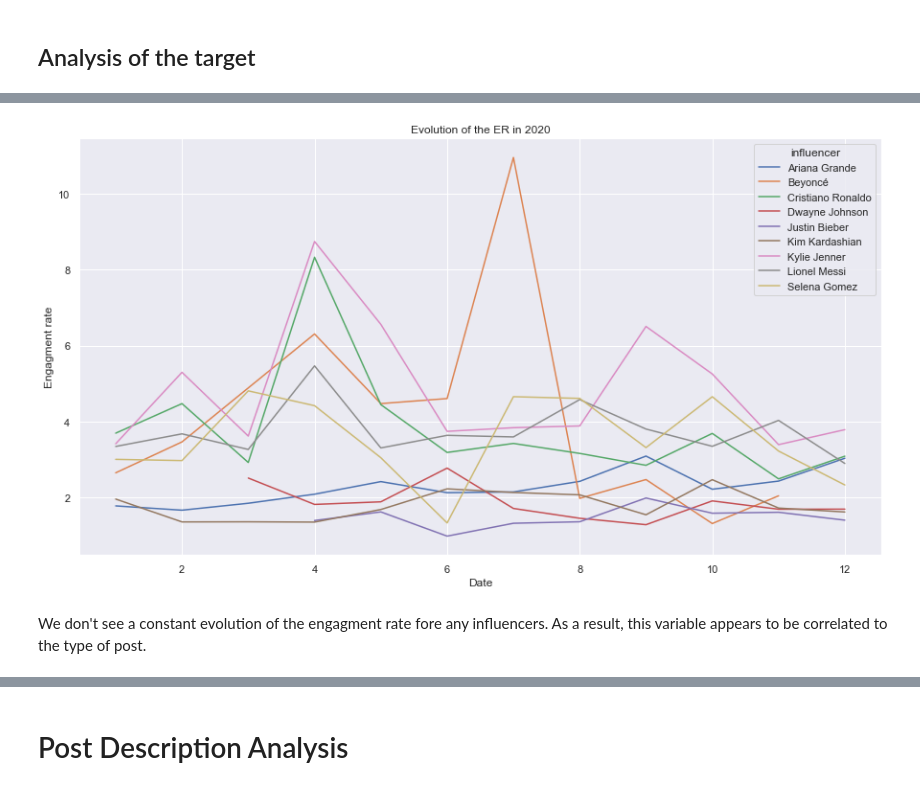
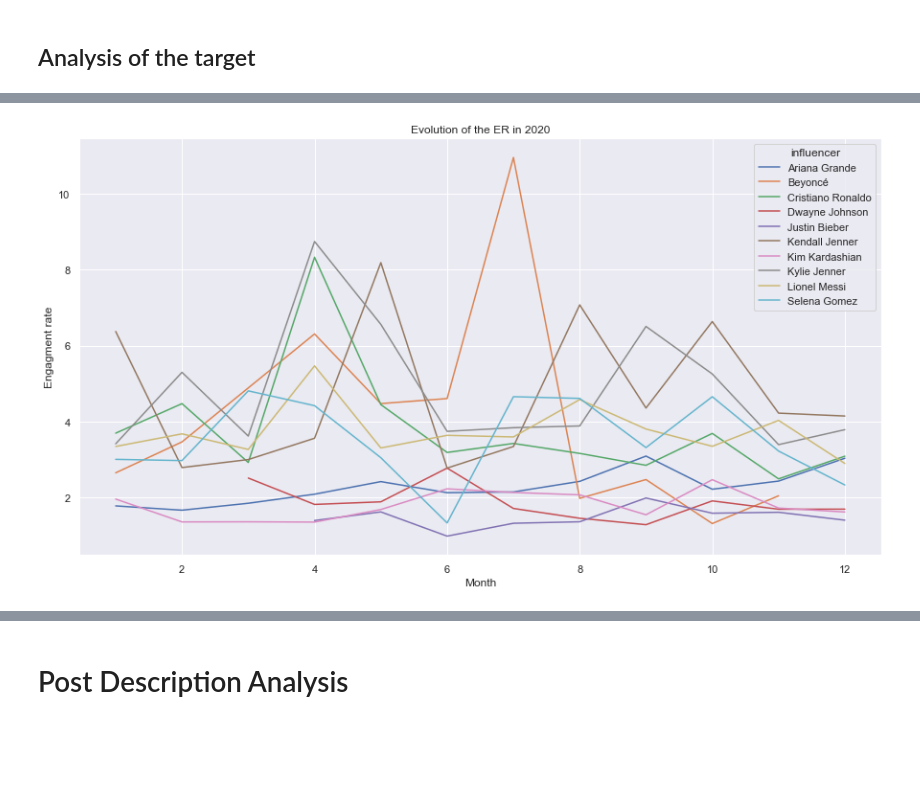
Before and after one commit to BadrAlpha07/Data-Camp-Project, a Jupyter notebook: engagement_rate_starting_kit.ipynb, the cells around one changed output, grey strips where cells are left out. Saved outputs shown, nothing was run; the diff lists cells and outputs as text; code cells hidden in the pictures; blank space fills up the shorter version.

```diff
--- a/engagement_rate_starting_kit.ipynb
+++ b/engagement_rate_starting_kit.ipynb
@@ -298,0 +372,7 @@ plt.show()
+# %%
+days_keys= list(days_chunk.keys())
+days_values= list(days_chunk.values())
+# print(days_keys)
+# print(days_values)
+df["hour_range"] = df.hour.apply(lambda x: days_keys[np.where(([x in l for l in days_values]))[0][0]])
+df.hour_range.value_counts()
@@ -299,8 +405,2 @@ plt.show()
 # %% [markdown]
 ## Analysis of the target
-# %%
-date_strings = []
-for i in range(df.shape[0]):
-    d, m, y = df.loc[i,'day'], df.loc[i,'month'], df.loc[i,'year']
-    date_strings.append('{}-{}-{}'.format(d,m,y))
-df['Date'] = pd.Series([pd.to_datetime(date, format='%d-%m-%Y') for date in date_strings])
@@ -308,0 +427,5 @@ top_10 = df[df['num_followers'] > 149379420]
+# %%
+# top_10 = df[df['num_followers'] > 149379420]
+top_10_influencers = df.sort_values('num_followers', ascending=False)['influencer'].unique()[:10]
+print(top_10_influencers)
+df_10_influencers = df[df['influencer'].isin(top_10_influencers)].copy()
@@ -309,2 +436,3 @@ top_10 = df[df['num_followers'] > 149379420]
 # %%
-df_2020_gb = top_10[top_10['year'] == 2020].groupby(['influencer','month']).mean()
+df_2020_mean = df_10_influencers[df_10_influencers['year'] == 2020].groupby(['influencer','month']).mean()
+df_2020_mean
@@ -311,11 +454,9 @@ df_2020_gb = top_10[top_10['year'] == 2020].groupby(['influencer','month']).mean
 # %%
 plt.figure(figsize=(15,8))
-sns.lineplot(data=df_2020_gb, x='month', y='ER', hue = 'influencer')
+sns.lineplot(x='month', y='ER', hue = 'influencer', data=df_2020_mean)
 plt.title('Evolution of the ER in 2020')
 plt.ylabel('Engagment rate')
-plt.xlabel('Date')
+plt.xlabel('Month')
 plt.show()
 # %% [output]
-[figure, old version]
+[figure, new version]
-# %% [markdown]
-We don't see a constant evolution of the engagment rate fore any influencers. As a result, this variable appears to be correlated to the type of post.
```
Also changed, not shown: parts of 28 cells of this notebook.
